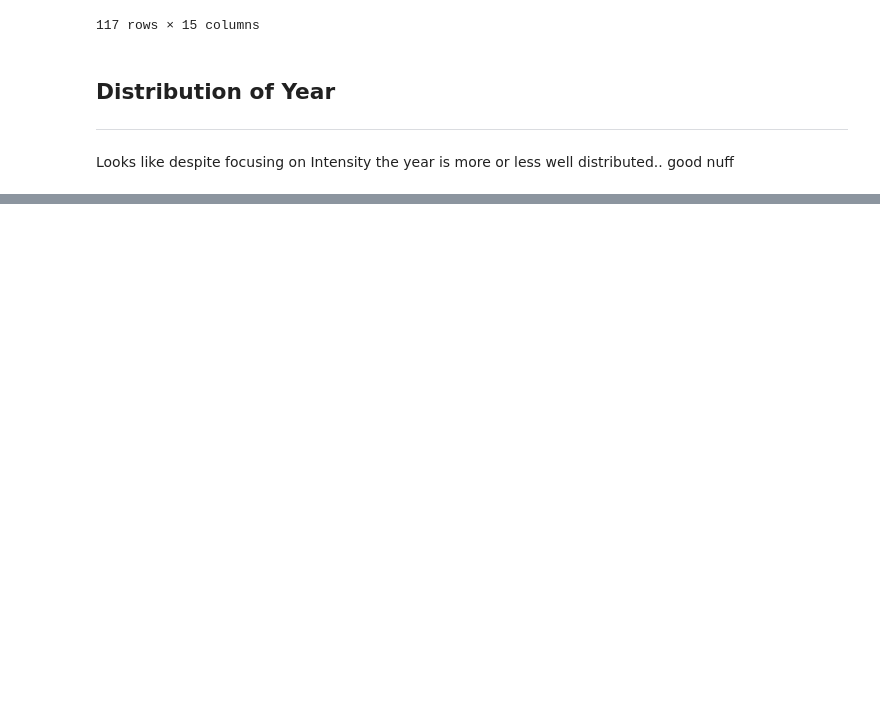
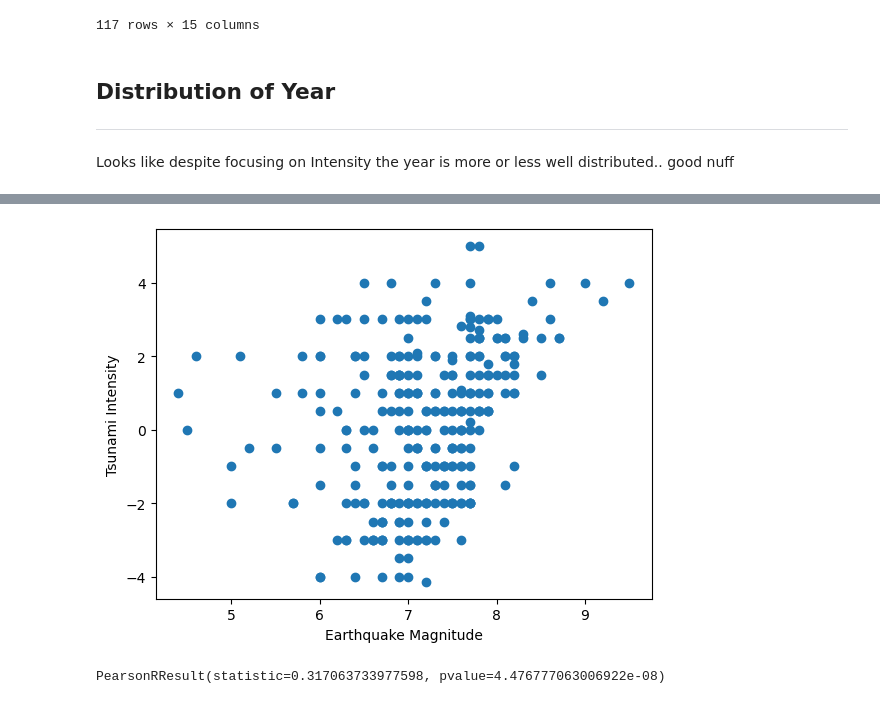
Before and after one commit to AmirAhanchian/Tsunami-Project-3-team5, a Jupyter notebook: Tsuanmi-Cleaning.ipynb, the cells around one changed output, grey strips where cells are left out. Drawn from its saved outputs; the diff is of its cells as text; code cells hidden in the pictures; blank space fills up the shorter version.

```diff
--- a/Tsuanmi-Cleaning.ipynb
+++ b/Tsuanmi-Cleaning.ipynb
@@ -194,0 +406,13 @@ plt.hist(intensity['Year'])
+# %%
+#Earthquake Magnitude Correlation with Tsunami Intensity
+plt.scatter(intensity.iloc[:,3],intensity.iloc[:,11])
+plt.xlabel('Earthquake Magnitude')
+plt.ylabel('Tsunami Intensity')
+plt.show()
+
+tsunamiintensity = intensity.iloc[:,11]
+correlation_3 = st.pearsonr(Earthmag,tsunamiintensity)
+print(correlation_3)
+# %% [output]
+[figure, added]
+PearsonRResult(statistic=0.317063733977598, pvalue=4.476777063006922e-08)
```
Also changed, not shown: parts of 12 cells of this notebook.
